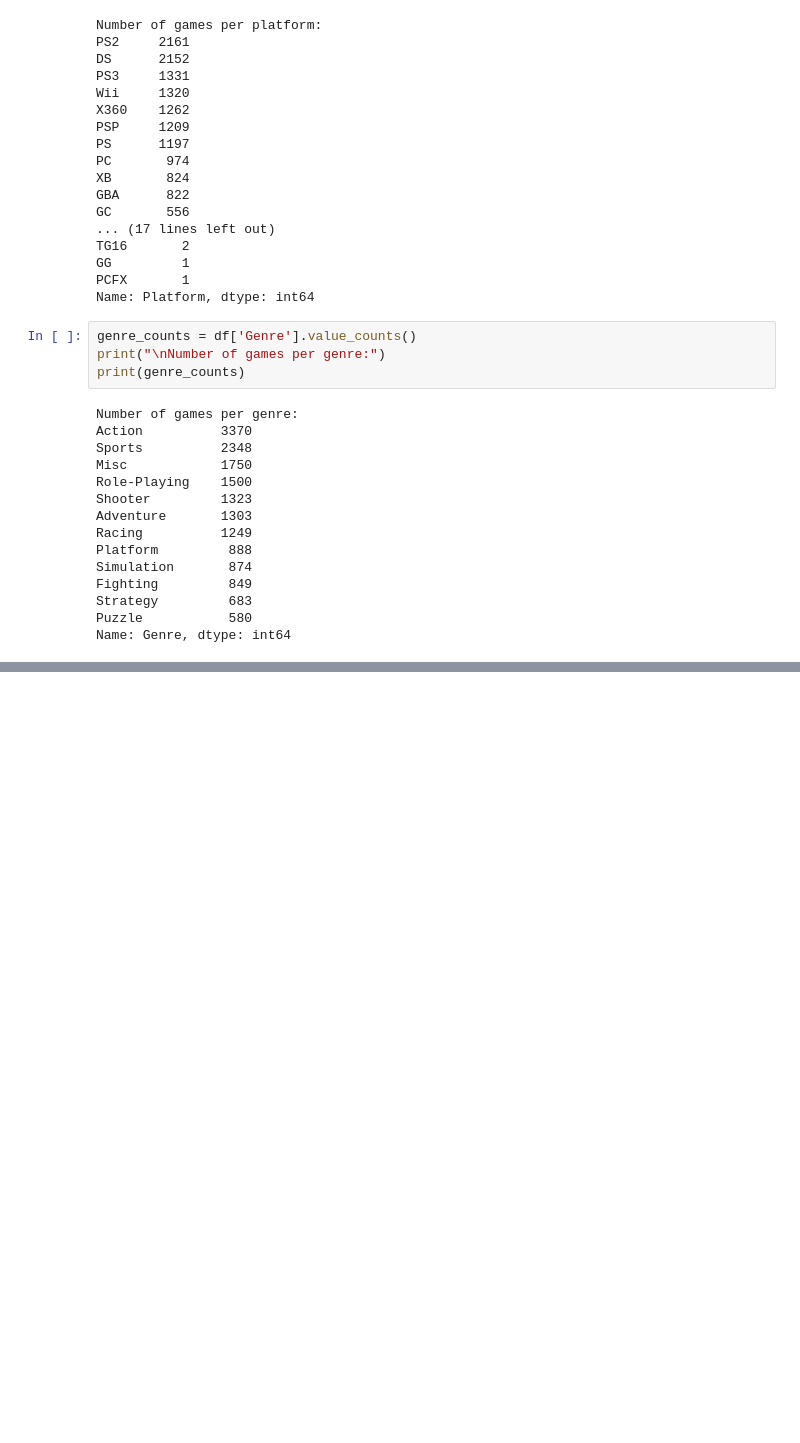
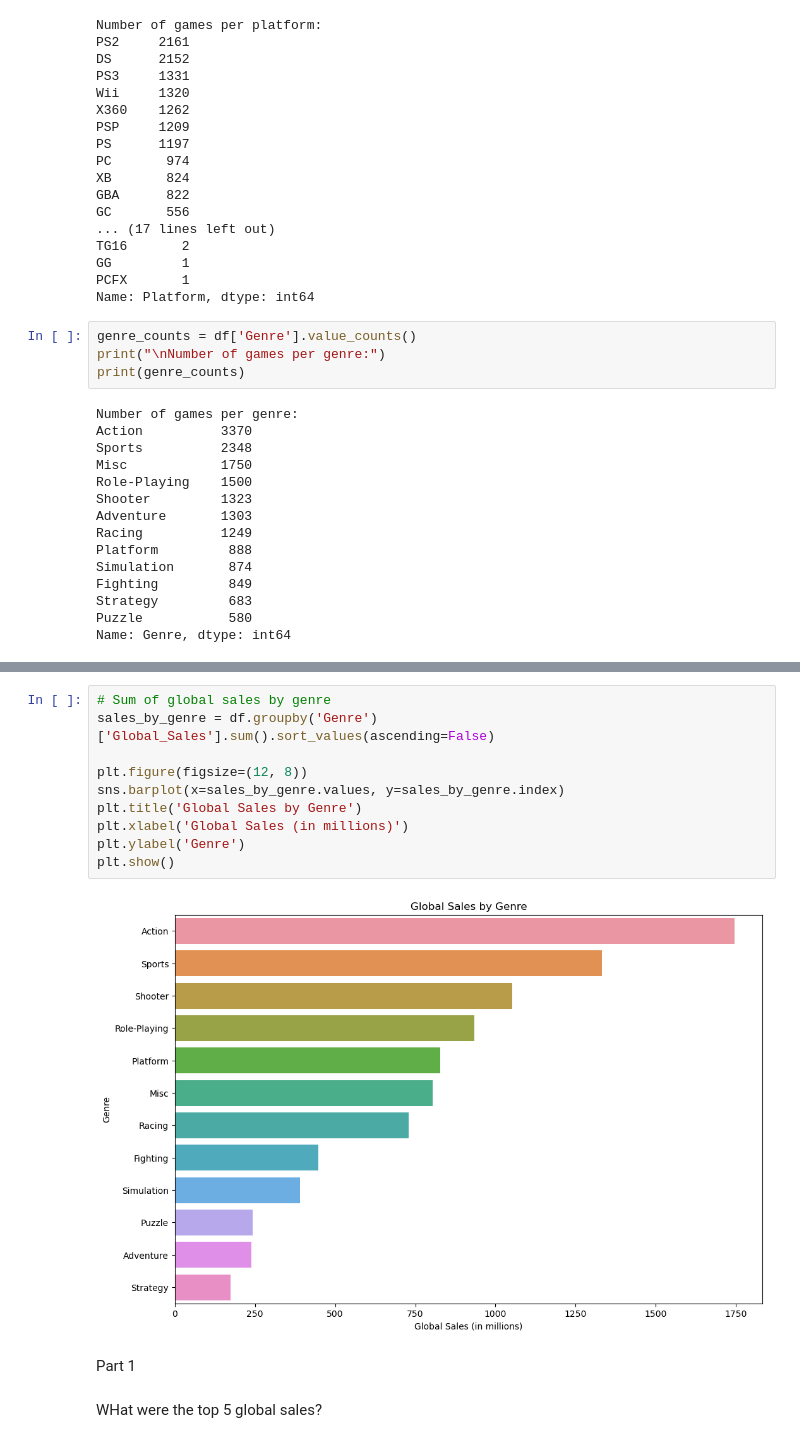
Before and after one commit to LukeHolmessba23038/Data-Visualisation, a Jupyter notebook: Data Visualisation CA01 S2 2024.ipynb, the cells around one changed output, grey strips where cells are left out. Drawn from its saved outputs; the diff is of its cells as text; blank space fills up the shorter version.

```diff
--- a/Data Visualisation CA01 S2 2024.ipynb
+++ b/Data Visualisation CA01 S2 2024.ipynb
@@ -135,0 +240,16 @@ plt.show()
+# %%
+# Sum of global sales by genre
+sales_by_genre = df.groupby('Genre')['Global_Sales'].sum().sort_values(ascending=False)
+
+plt.figure(figsize=(12, 8))
+sns.barplot(x=sales_by_genre.values, y=sales_by_genre.index)
+plt.title('Global Sales by Genre')
+plt.xlabel('Global Sales (in millions)')
+plt.ylabel('Genre')
+plt.show()
+# %% [output]
+[figure, added]
+# %% [markdown]
+Part 1
+# %% [markdown]
+WHat were the top 5 global sales?
```
Also changed, not shown: parts of 90 cells of this notebook.
